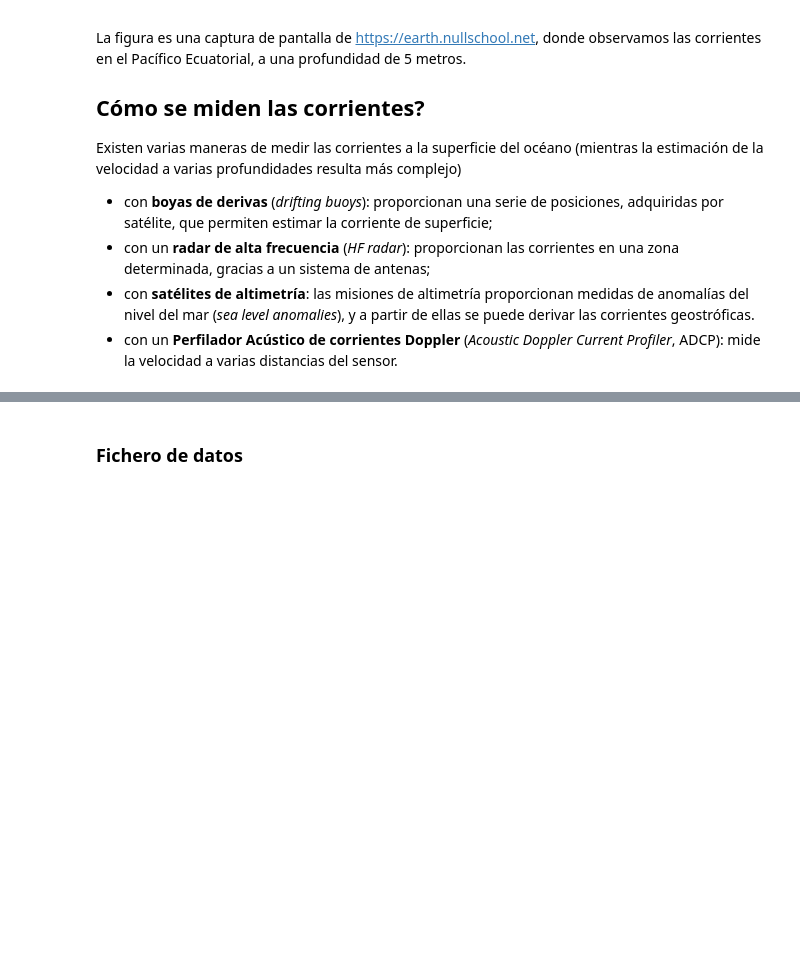
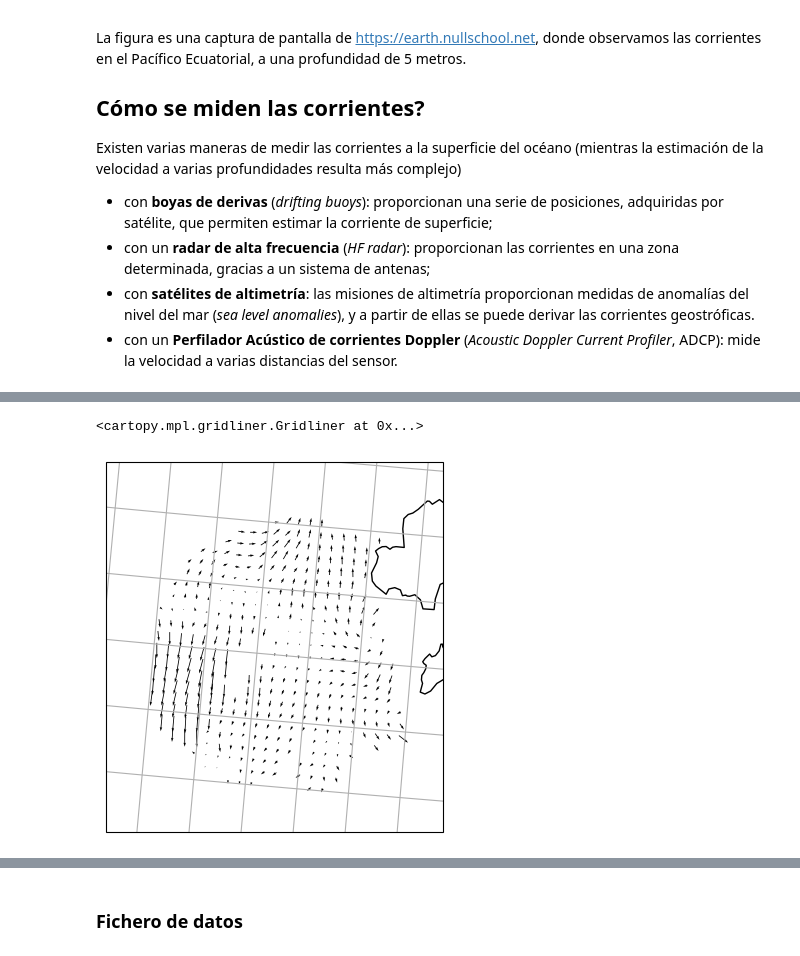
Before and after one commit to Intercoonecta/tutoriales, a Jupyter notebook: miercoles/datos_corrientes.ipynb, the cells around one changed output, grey strips where cells are left out. Cells and saved outputs as stored; diff of their text form; code cells hidden in the pictures; blank space fills up the shorter version.

Commit message:
add radar data

```diff
--- a/miercoles/datos_corrientes.ipynb
+++ b/miercoles/datos_corrientes.ipynb
@@ -48,0 +32,5 @@ NameError: name 'indexdata' is not defined
+# %%
+dataURL = "http://thredds.socib.es/thredds/dodsC/hf_radar/hf_radar_ibiza-scb_codarssproc001/L1/dep0001_hf-radar-ibiza_scb-codarssproc001_L1_latest.nc"
+# %%
+radardata = xr.open_dataset(dataURL)
+radardata
@@ -49 +108,12 @@ NameError: name 'indexdata' is not defined
+# %%
+fig = plt.figure()
+ax = plt.subplot(111, projection=ccrs.EuroPP())
+llon, llat = np.meshgrid(radardata.LON, radardata.LAT)
+ax.quiver(radardata.LON, radardata.LAT, radardata.U[-10,:,:].values, radardata.V[-10,:,:].values, transform=datacrs)
+ax.set_extent([radardata.LON[0], radardata.LON[-1], radardata.LAT[0], radardata.LAT[-1]])
+ax.coastlines()
+ax.gridlines()
+# %% [output]
+<cartopy.mpl.gridliner.Gridliner at 0x...>
+[figure, added]
 # %% [markdown]
```
Also changed, not shown: parts of 16 cells of this notebook.
